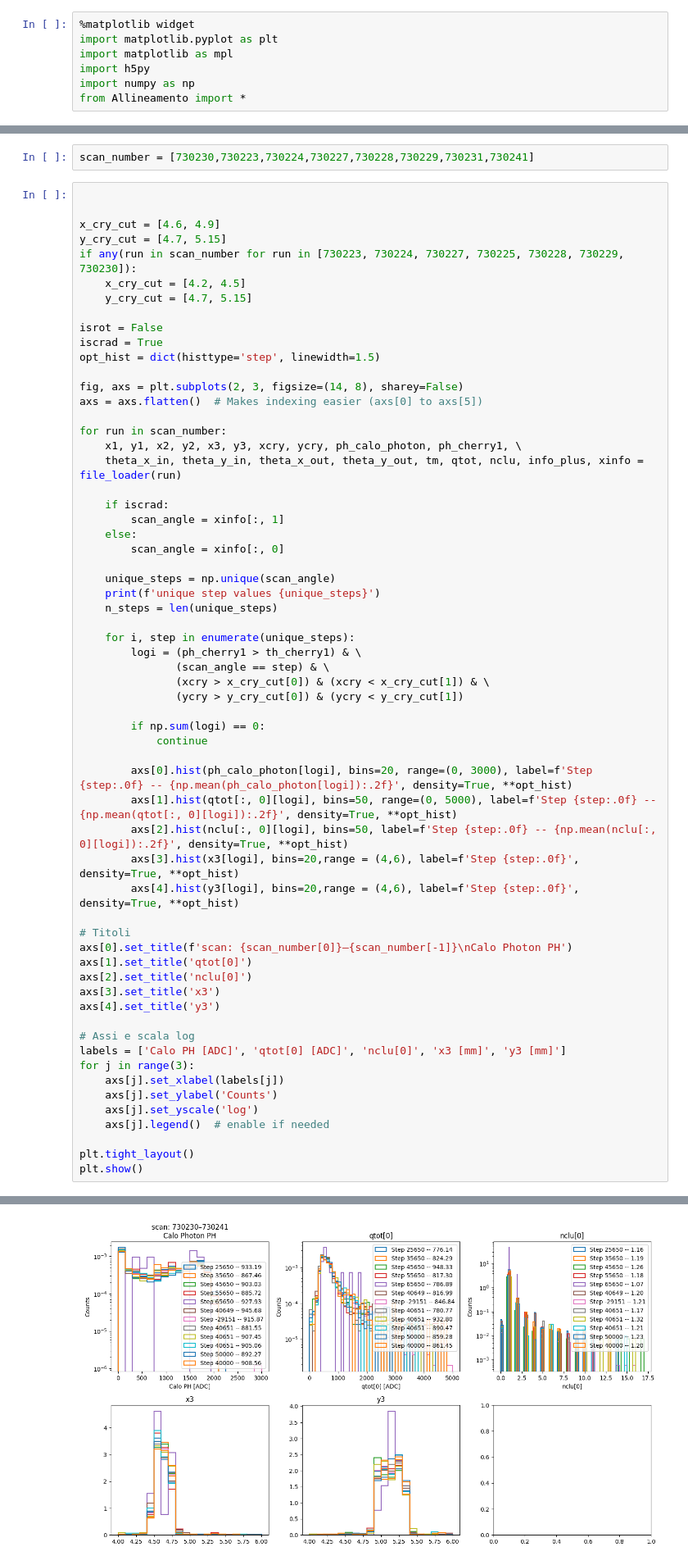
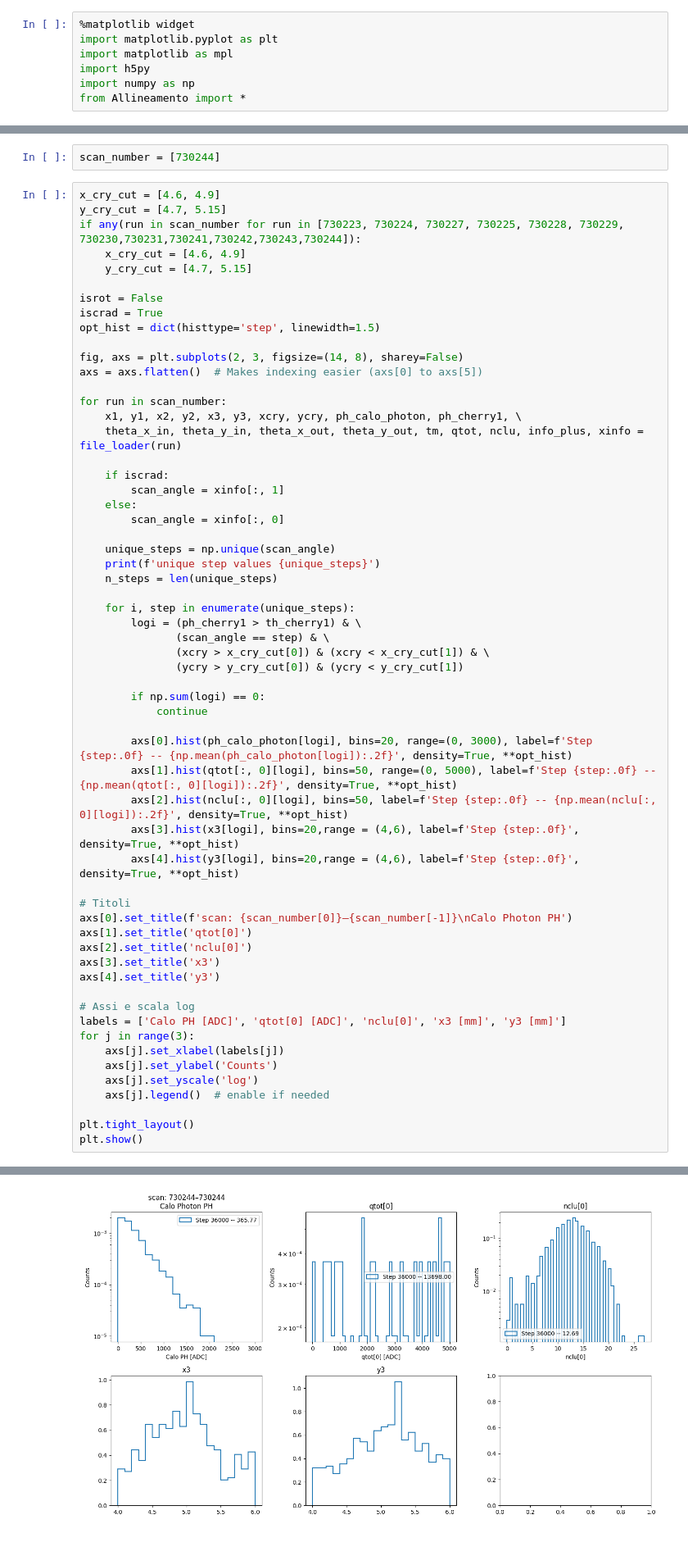
Before and after one commit to Ncanale/eplusBOOST_2025_T9, a Jupyter notebook: compare_epBOOST.ipynb, the cells around one changed output, grey strips where cells are left out. Shown at 82% size. Cells and saved outputs as stored; diff of their text form.

```diff
--- a/compare_epBOOST.ipynb
+++ b/compare_epBOOST.ipynb
@@ -128,12 +128,10 @@ Define scan numbers
 # %%
-scan_number = [730230,730223,730224,730227,730228,730229,730231,730241]
+scan_number = [730244]
 # %%
-
-
 x_cry_cut = [4.6, 4.9]
 y_cry_cut = [4.7, 5.15]
-if any(run in scan_number for run in [730223, 730224, 730227, 730225, 730228, 730229, 730230]):
-    x_cry_cut = [4.2, 4.5]
+if any(run in scan_number for run in [730223, 730224, 730227, 730225, 730228, 730229, 730230,730231,730241,730242,730243,730244]):
+    x_cry_cut = [4.6, 4.9]
     y_cry_cut = [4.7, 5.15]
 
 isrot = False
@@ -209,4 +193,4 @@ unique step values [39999.98]
-[figure, old version]
+[figure, new version]
 # %%
 # Dizionari per accumulare dati per ogni valore unico
 data_rot = {}
```
Also changed, not shown: parts of 5 cells of this notebook, 2 other files.
